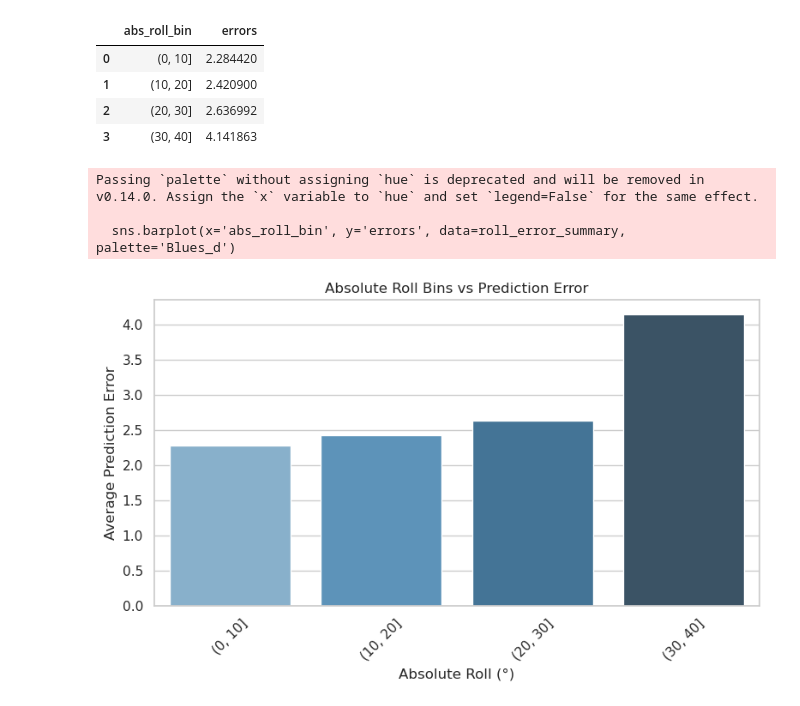
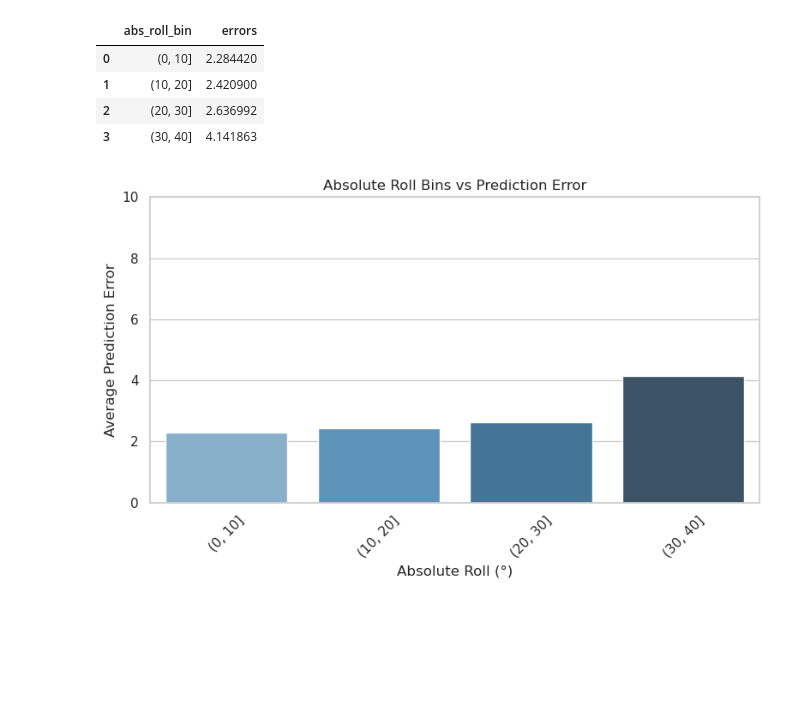
Before and after one commit to sharesugi/ready, a Jupyter notebook: 포탑제어 파트/장성민/attack_point_predict_result.ipynb, the cells around one changed output. Cells and saved outputs as stored; diff of their text form; code cells hidden in the pictures; blank space fills up the shorter version.

```diff
--- a/포탑제어 파트/장성민/attack_point_predict_result.ipynb
+++ b/포탑제어 파트/장성민/attack_point_predict_result.ipynb
@@ -86,29 +84,38 @@ display(roll_error_summary)
 | 2 | (20, 30] | 2.636992 |
 | 3 | (30, 40] | 4.141863 |
 # %%
+# Roll 구간별 거리 오차(x, y, z 거리 오차 합) 평균 막대그래프
+
 import matplotlib.pyplot as plt
 import seaborn as sns
 
 # seaborn 스타일 적용 (optional)
 sns.set(style="whitegrid")
 
 # 막대그래프 그리기
 plt.figure(figsize=(8, 5))
-sns.barplot(x='abs_roll_bin', y='errors', data=roll_error_summary, palette='Blues_d')
+sns.barplot(
+    x='abs_roll_bin',
+    y='errors',
+    hue='abs_roll_bin',  # 추가
+    data=roll_error_summary,
+    palette='Blues_d',
+    legend=False         # 범례 제거
+)
 
 # 제목 및 라벨
 plt.title('Absolute Roll Bins vs Prediction Error')
 plt.xlabel('Absolute Roll (°)')
 plt.ylabel('Average Prediction Error')
+
+# y축 최대값 설정
+plt.ylim(top=10)
 
 # x축 라벨 회전 (선택)
 plt.xticks(rotation=45)
 
 # 그래프 출력
 plt.tight_layout()
 plt.show()
 # %% [output]
-Passing `palette` without assigning `hue` is deprecated and will be removed in v0.14.0. Assign the `x` variable to `hue` and set `legend=False` for the same effect.
-
-  sns.barplot(x='abs_roll_bin', y='errors', data=roll_error_summary, palette='Blues_d')
-[figure, old version]
+[figure, new version]
```
Also changed, not shown: parts of 4 cells of this notebook.
